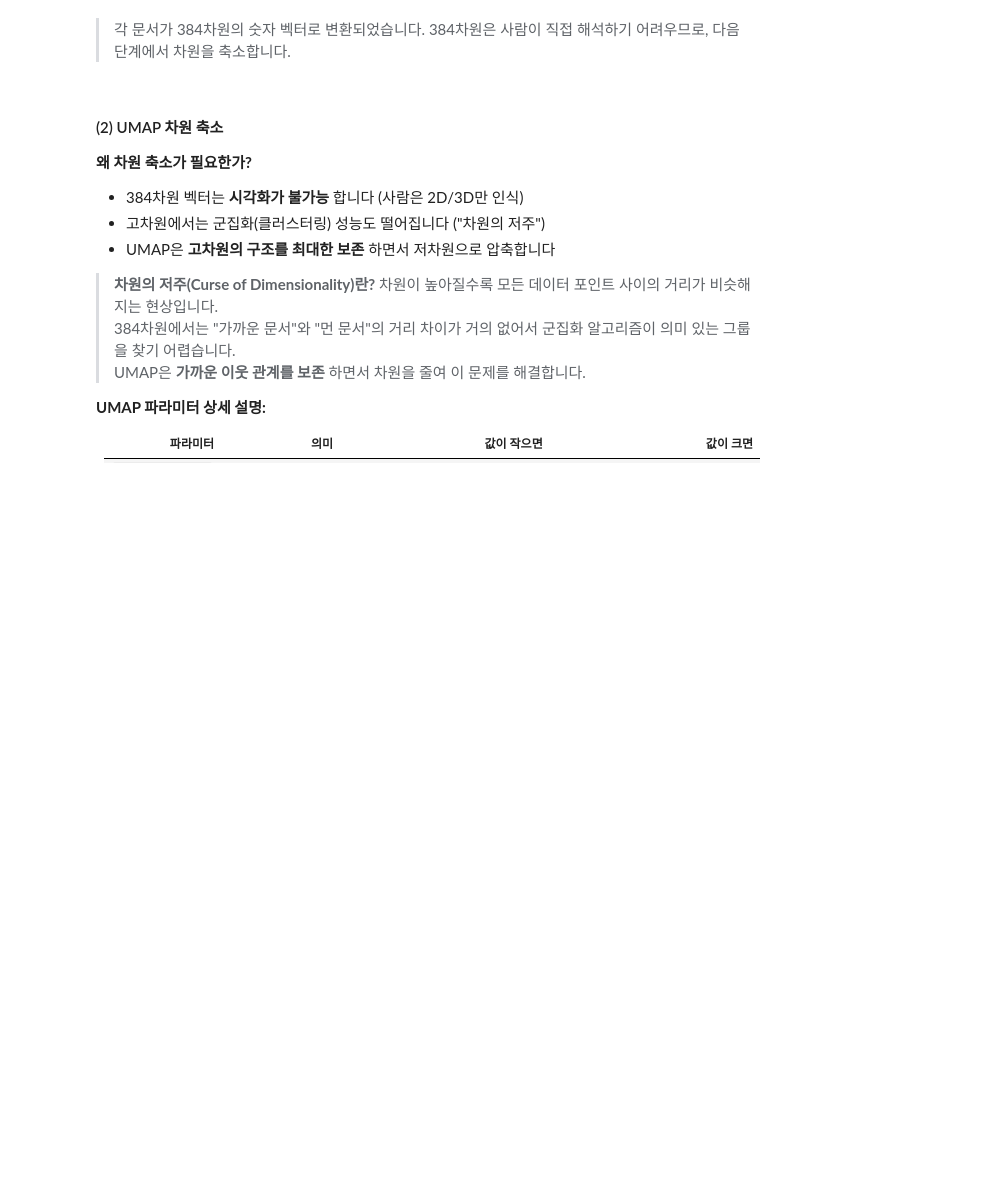
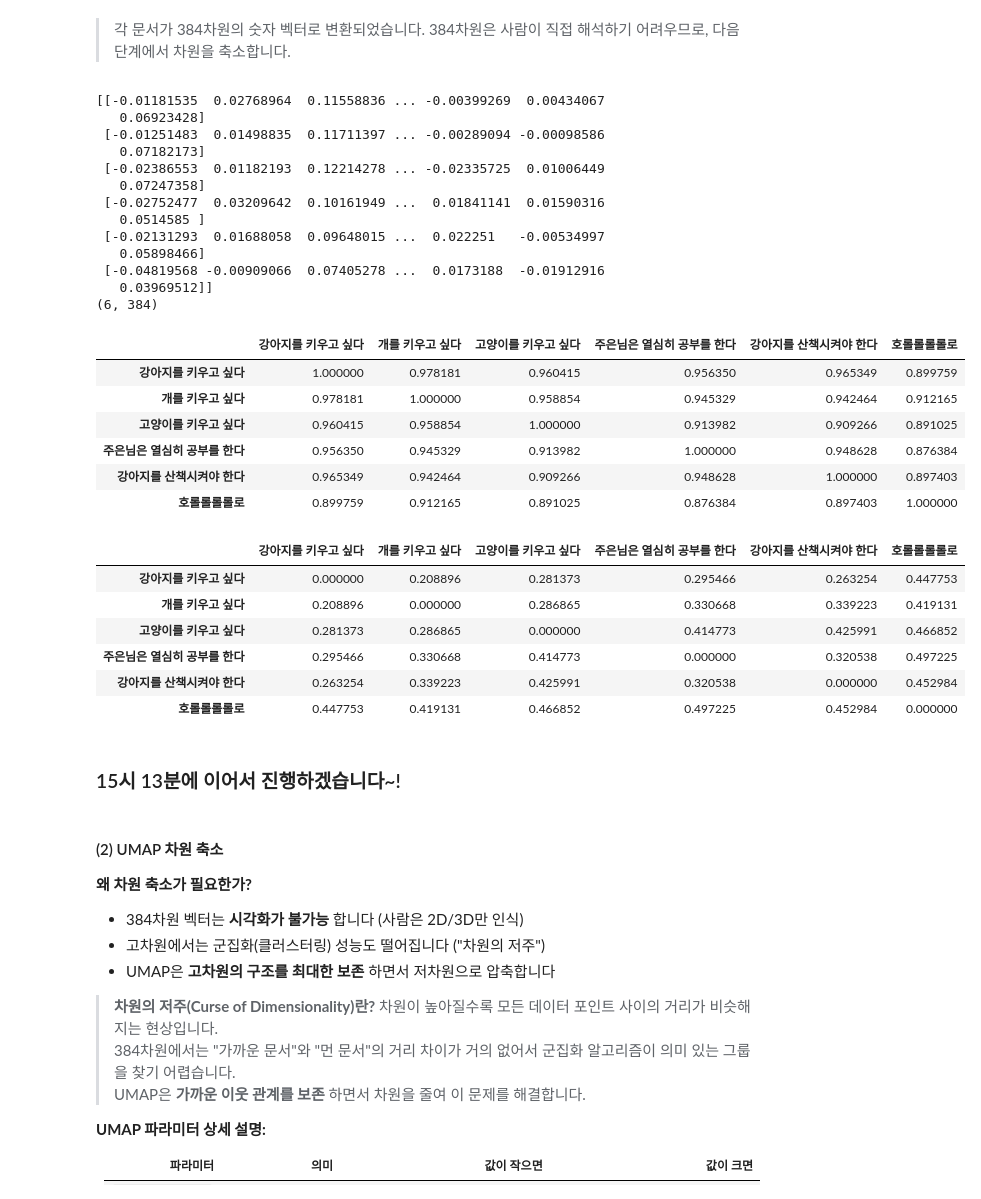
Before and after one commit to SeolMuah/text-analysis-ml, a Jupyter notebook: 3_BERTopic_토픽_모델링_1.ipynb, the cells around one changed output. Drawn from its saved outputs; the diff is of its cells as text; code cells hidden in the pictures; blank space fills up the shorter version.

```diff
--- a/3_BERTopic_토픽_모델링_1.ipynb
+++ b/3_BERTopic_토픽_모델링_1.ipynb
@@ -378,6 +377,63 @@ display(df_emb)
 # %% [markdown]
 > 각 문서가 384차원의 숫자 벡터로 변환되었습니다.
 > 384차원은 사람이 직접 해석하기 어려우므로, 다음 단계에서 차원을 축소합니다.
+# %%
+from sklearn.metrics.pairwise import cosine_similarity, euclidean_distances
+
+sentences = [
+    '강아지를 키우고 싶다',
+    '개를 키우고 싶다',
+    '고양이를 키우고 싶다',
+    '주은님은 열심히 공부를 한다',
+    '강아지를 산책시켜야 한다',
+    '호롤롤롤롤로 '
+]
+
+sample_test_embeddings = embedding_model.encode(sentences,  batch_size=32, show_progress_bar=True)
+
+print(sample_test_embeddings)
+print(sample_test_embeddings.shape) #(5, 384)
+
+cos_sim_matrix = cosine_similarity(sample_test_embeddings)
+
+df_test = pd.DataFrame(cos_sim_matrix, index=sentences, columns=sentences)
+display(df_test)
+
+
+eu_sim_matrix = euclidean_distances(sample_test_embeddings)
+
+df_test = pd.DataFrame(eu_sim_matrix, index=sentences, columns=sentences)
+display(df_test)
+# %% [output]
+[[-0.01181535  0.02768964  0.11558836 ... -0.00399269  0.00434067
+   0.06923428]
+ [-0.01251483  0.01498835  0.11711397 ... -0.00289094 -0.00098586
+   0.07182173]
+ [-0.02386553  0.01182193  0.12214278 ... -0.02335725  0.01006449
+   0.07247358]
+ [-0.02752477  0.03209642  0.10161949 ...  0.01841141  0.01590316
+   0.0514585 ]
+ [-0.02131293  0.01688058  0.09648015 ...  0.022251   -0.00534997
+   0.05898466]
+ [-0.04819568 -0.00909066  0.07405278 ...  0.0173188  -0.01912916
+   0.03969512]]
+(6, 384)
+|  | 강아지를 키우고 싶다 | 개를 키우고 싶다 | 고양이를 키우고 싶다 | 주은님은 열심히 공부를 한다 | 강아지를 산책시켜야 한다 | 호롤롤롤롤로 |
+| 강아지를 키우고 싶다 | 1.000000 | 0.978181 | 0.960415 | 0.956350 | 0.965349 | 0.899759 |
+| 개를 키우고 싶다 | 0.978181 | 1.000000 | 0.958854 | 0.945329 | 0.942464 | 0.912165 |
+| 고양이를 키우고 싶다 | 0.960415 | 0.958854 | 1.000000 | 0.913982 | 0.909266 | 0.891025 |
+| 주은님은 열심히 공부를 한다 | 0.956350 | 0.945329 | 0.913982 | 1.000000 | 0.948628 | 0.876384 |
+| 강아지를 산책시켜야 한다 | 0.965349 | 0.942464 | 0.909266 | 0.948628 | 1.000000 | 0.897403 |
+| 호롤롤롤롤로 | 0.899759 | 0.912165 | 0.891025 | 0.876384 | 0.897403 | 1.000000 |
+|  | 강아지를 키우고 싶다 | 개를 키우고 싶다 | 고양이를 키우고 싶다 | 주은님은 열심히 공부를 한다 | 강아지를 산책시켜야 한다 | 호롤롤롤롤로 |
+| 강아지를 키우고 싶다 | 0.000000 | 0.208896 | 0.281373 | 0.295466 | 0.263254 | 0.447753 |
+| 개를 키우고 싶다 | 0.208896 | 0.000000 | 0.286865 | 0.330668 | 0.339223 | 0.419131 |
+| 고양이를 키우고 싶다 | 0.281373 | 0.286865 | 0.000000 | 0.414773 | 0.425991 | 0.466852 |
+| 주은님은 열심히 공부를 한다 | 0.295466 | 0.330668 | 0.414773 | 0.000000 | 0.320538 | 0.497225 |
+| 강아지를 산책시켜야 한다 | 0.263254 | 0.339223 | 0.425991 | 0.320538 | 0.000000 | 0.452984 |
+| 호롤롤롤롤로 | 0.447753 | 0.419131 | 0.466852 | 0.497225 | 0.452984 | 0.000000 |
+# %% [markdown]
+### 15시 13분에 이어서 진행하겠습니다~!
 # %% [markdown]
 #### (2) UMAP 차원 축소
 
```
Also changed, not shown: parts of 4 cells of this notebook, 2 other files.
